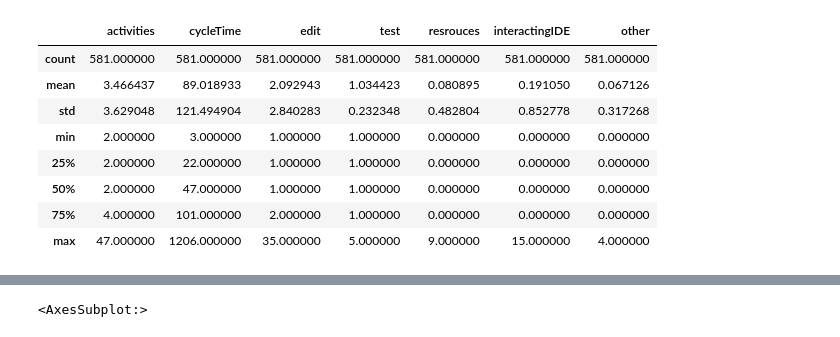
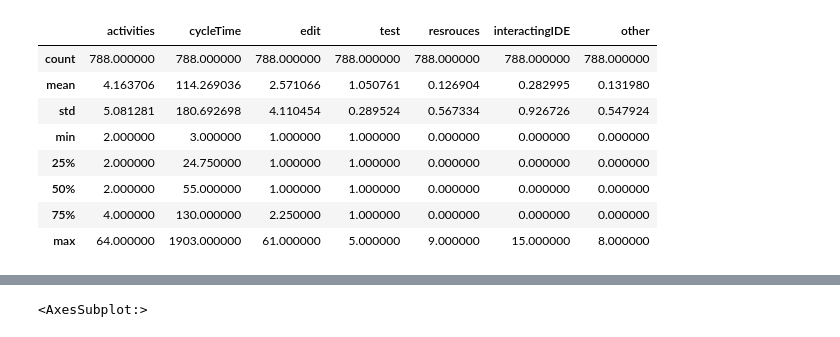
Before and after one commit to Alaboudi1/editRunCyclesAnalysis, a Jupyter notebook: detailsCycles.ipynb, the cells around one changed output, grey strips where cells are left out. Cells and saved outputs as stored; diff of their text form; code cells hidden in the pictures.

```diff
--- a/detailsCycles.ipynb
+++ b/detailsCycles.ipynb
@@ -9,14 +10,14 @@ activities = pd.read_json("activities.json")
 debugging = data.loc[(data.work == "Debugging")]
 programming = data.loc[(data.work == "Programming")]
 # %%
-debugging.describe()
+data.describe()
 # %% [output]
 |  | activities | cycleTime | edit | test | resrouces | interactingIDE | other |
-| count | 581.000000 | 581.000000 | 581.000000 | 581.000000 | 581.000000 | 581.000000 | 581.000000 |
-| mean | 3.466437 | 89.018933 | 2.092943 | 1.034423 | 0.080895 | 0.191050 | 0.067126 |
-| std | 3.629048 | 121.494904 | 2.840283 | 0.232348 | 0.482804 | 0.852778 | 0.317268 |
+| count | 788.000000 | 788.000000 | 788.000000 | 788.000000 | 788.000000 | 788.000000 | 788.000000 |
+| mean | 4.163706 | 114.269036 | 2.571066 | 1.050761 | 0.126904 | 0.282995 | 0.131980 |
+| std | 5.081281 | 180.692698 | 4.110454 | 0.289524 | 0.567334 | 0.926726 | 0.547924 |
 | min | 2.000000 | 3.000000 | 1.000000 | 1.000000 | 0.000000 | 0.000000 | 0.000000 |
-| 25% | 2.000000 | 22.000000 | 1.000000 | 1.000000 | 0.000000 | 0.000000 | 0.000000 |
-| 50% | 2.000000 | 47.000000 | 1.000000 | 1.000000 | 0.000000 | 0.000000 | 0.000000 |
-| 75% | 4.000000 | 101.000000 | 2.000000 | 1.000000 | 0.000000 | 0.000000 | 0.000000 |
-| max | 47.000000 | 1206.000000 | 35.000000 | 5.000000 | 9.000000 | 15.000000 | 4.000000 |
+| 25% | 2.000000 | 24.750000 | 1.000000 | 1.000000 | 0.000000 | 0.000000 | 0.000000 |
+| 50% | 2.000000 | 55.000000 | 1.000000 | 1.000000 | 0.000000 | 0.000000 | 0.000000 |
+| 75% | 4.000000 | 130.000000 | 2.250000 | 1.000000 | 0.000000 | 0.000000 | 0.000000 |
+| max | 64.000000 | 1903.000000 | 61.000000 | 5.000000 | 9.000000 | 15.000000 | 8.000000 |
```
Also changed, not shown: parts of 15 cells of this notebook, 9 other files.
